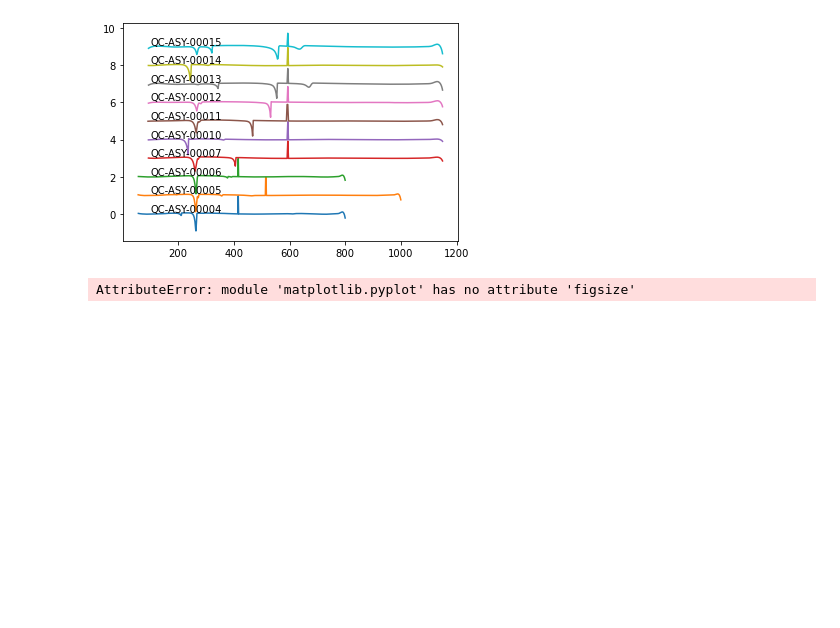
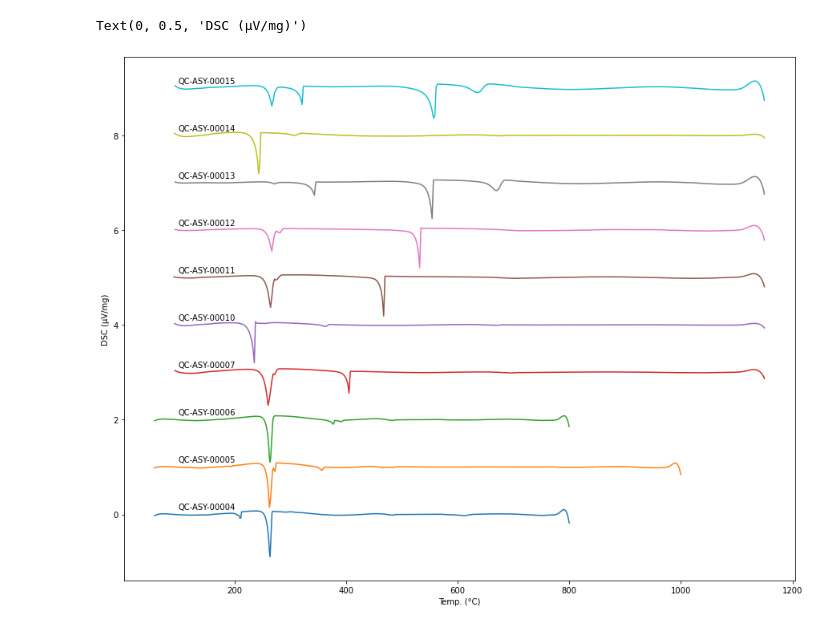
Before and after one commit to mmk-michael/mmk-michael.github.io, a Jupyter notebook: DSC of Au-Sn-Yb.ipynb, the cells around one changed output. Saved outputs shown, nothing was run; the diff lists cells and outputs as text; code cells hidden in the pictures; blank space fills up the shorter version.

```diff
--- a/DSC of Au-Sn-Yb.ipynb
+++ b/DSC of Au-Sn-Yb.ipynb
@@ -57,39 +57,39 @@ AuSnYb_files = [file.split("ExpDat_")[1].strip('.txt') for file in files if "ASY
 AuSn_files = [file.split("ExpDat_")[1].strip('.txt') for file in files if "AS0" in file]
 
 labels = {'x':'Temp. (°C)', 'y':'DSC (μV/mg)'}
 
-fig = plt.figure()
+fig = plt.figure(figsize=[15,12])
 
 c = 0
 
 for k in AuSnYb_files:
     column = k
     cooling = pop_second_cooling(data[k])
     y = cooling["DSC (μV/mg)"]
     y = (y - y.min()) / (y.max() - y.min())
     x = cooling["Temp. °C"]
 
     size = y.shape[0]
     if  size % 2 == 0:
         wl = size - 1
     else:
         wl = size
 
     y_smooth = sig.savgol_filter(x = y,
-                                 window_length = wl,
+                                 window_length = 357,
                                  polyorder = 7
                                  )
 
     y_subtract_baseline = y - y_smooth
 
     plt.plot(x, y_subtract_baseline + c)
     plt.text(100, c + 0.1, k)
     c += 1
-
-plt.show()
+plt.xlabel(labels["x"])
+plt.ylabel(labels["y"])
 # %% [output]
+Text(0, 0.5, 'DSC (μV/mg)')
-[figure, old version]
+[figure, new version]
-AttributeError: module 'matplotlib.pyplot' has no attribute 'figsize'
 # %%
 labels={'x':'Time (min)', 'y':'DSC (μV/mg)'}
 
```
Also changed, not shown: parts of 1 cell of this notebook, 1 other file.
